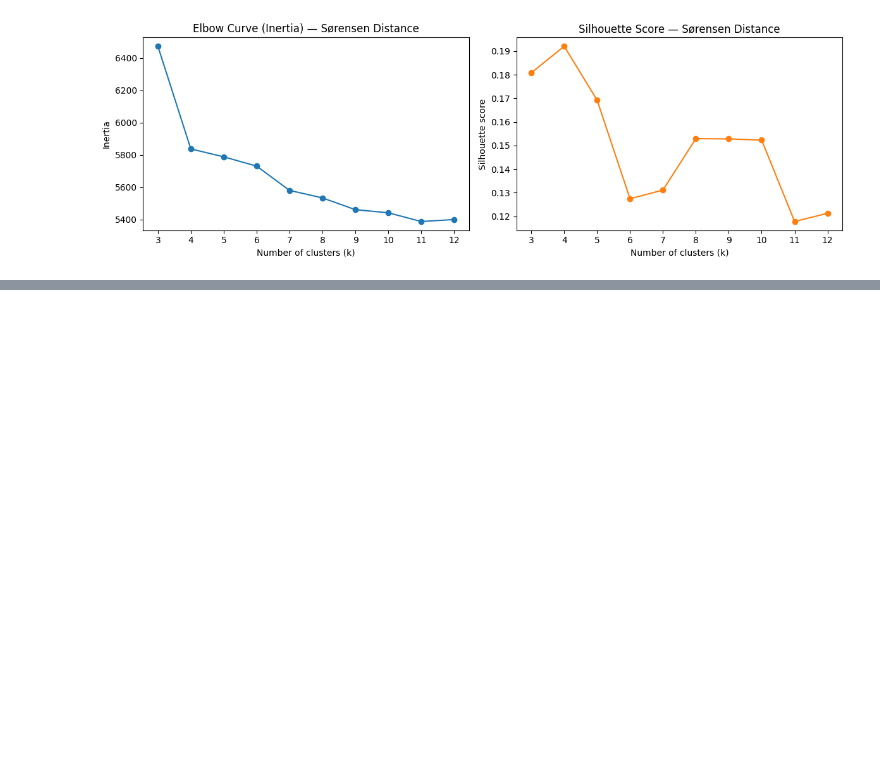
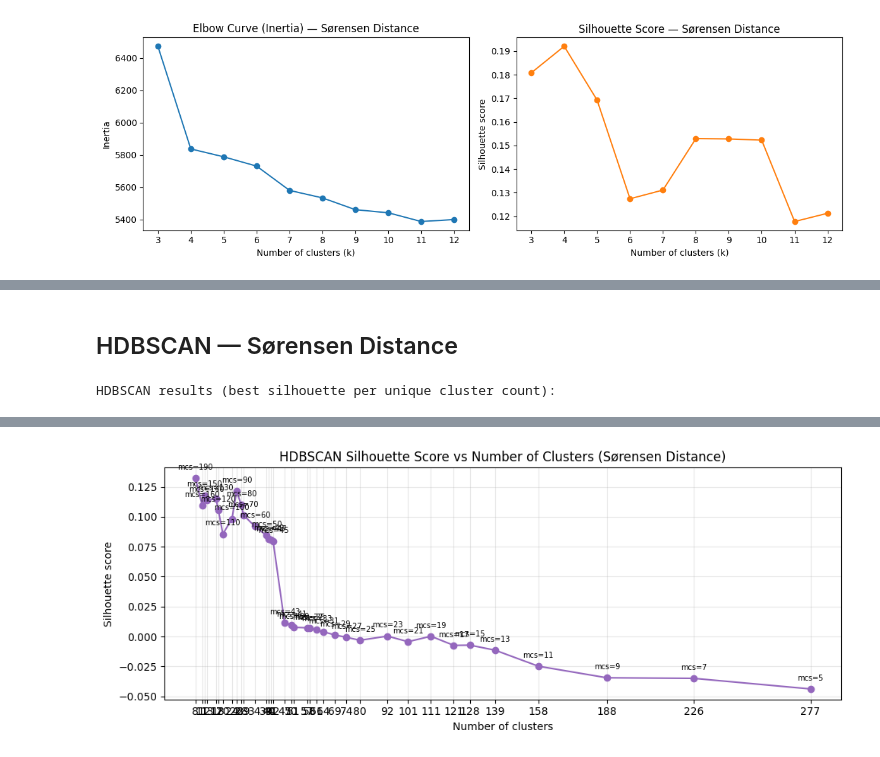
Before and after one commit to stellasdong/676_project, a Jupyter notebook: testing.ipynb, the cells around one changed output, grey strips where cells are left out. Cells and saved outputs as stored; diff of their text form; code cells hidden in the pictures; blank space fills up the shorter version.

```diff
--- a/testing.ipynb
+++ b/testing.ipynb
@@ -386,0 +759,68 @@ k=12  inertia=5,399.7647  silhouette=0.1212
+# %% [markdown]
+## HDBSCAN — Sørensen Distance
+# %%
+import hdbscan
+from sklearn.metrics import silhouette_score
+
+# Sweep min_cluster_size to get varying numbers of clusters (smaller = more clusters)
+min_cluster_sizes = list(range(5, 50, 2)) + list(range(50, 200, 10))
+min_samples = 5  # fix min_samples
+
+seen_k = {}  # k -> best silhouette for that k
+
+for mcs in min_cluster_sizes:
+    clusterer = hdbscan.HDBSCAN(
+        min_cluster_size=mcs,
+        min_samples=min_samples,
+        metric='precomputed',
+        cluster_selection_method='eom'
+    )
+    labels = clusterer.fit_predict(sorensen_dist)
+    n_clusters = len(set(labels)) - (1 if -1 in labels else 0)
+
+    if n_clusters < 3:
+        continue
+
+    mask = labels != -1
+    if mask.sum() <= n_clusters:
+        continue
+
+    sil = silhouette_score(
+        sorensen_dist[np.ix_(mask, mask)],
+        labels[mask],
+        metric='precomputed'
+    )
+    noise_pct = (labels == -1).sum() / len(labels) * 100
+
+    # Keep best silhouette per unique k
+    if n_clusters not in seen_k or sil > seen_k[n_clusters]['silhouette']:
+        seen_k[n_clusters] = {
+            'n_clusters': n_clusters,
+            'min_cluster_size': mcs,
+            'noise_pct': noise_pct,
+            'silhouette': sil
+        }
+
+hdbscan_df = (pd.DataFrame(seen_k.values())
+              .sort_values('n_clusters')
+              .reset_index(drop=True))
+
+print("HDBSCAN results (best silhouette per unique cluster count):")
+display(hdbscan_df)
+
+# --- Line plot: silhouette vs number of clusters ---
+fig, ax = plt.subplots(figsize=(10, 4))
+ax.plot(hdbscan_df['n_clusters'], hdbscan_df['silhouette'], marker='o', color='tab:purple')
+for _, row in hdbscan_df.iterrows():
+    ax.annotate(f"mcs={int(row.min_cluster_size)}",
+                (row.n_clusters, row.silhouette),
+                textcoords='offset points', xytext=(0, 8), fontsize=7, ha='center')
+ax.set_title('HDBSCAN Silhouette Score vs Number of Clusters (Sørensen Distance)')
+ax.set_xlabel('Number of clusters')
+ax.set_ylabel('Silhouette score')
+ax.set_xticks(hdbscan_df['n_clusters'])
+ax.grid(True, alpha=0.3)
+plt.tight_layout()
+plt.show()
+# %% [output]
+HDBSCAN results (best silhouette per unique cluster count):
@@ -386,0 +844 @@ k=12  inertia=5,399.7647  silhouette=0.1212
+[figure, added]
```
Also changed, not shown: parts of 13 cells of this notebook, 4 other files.
